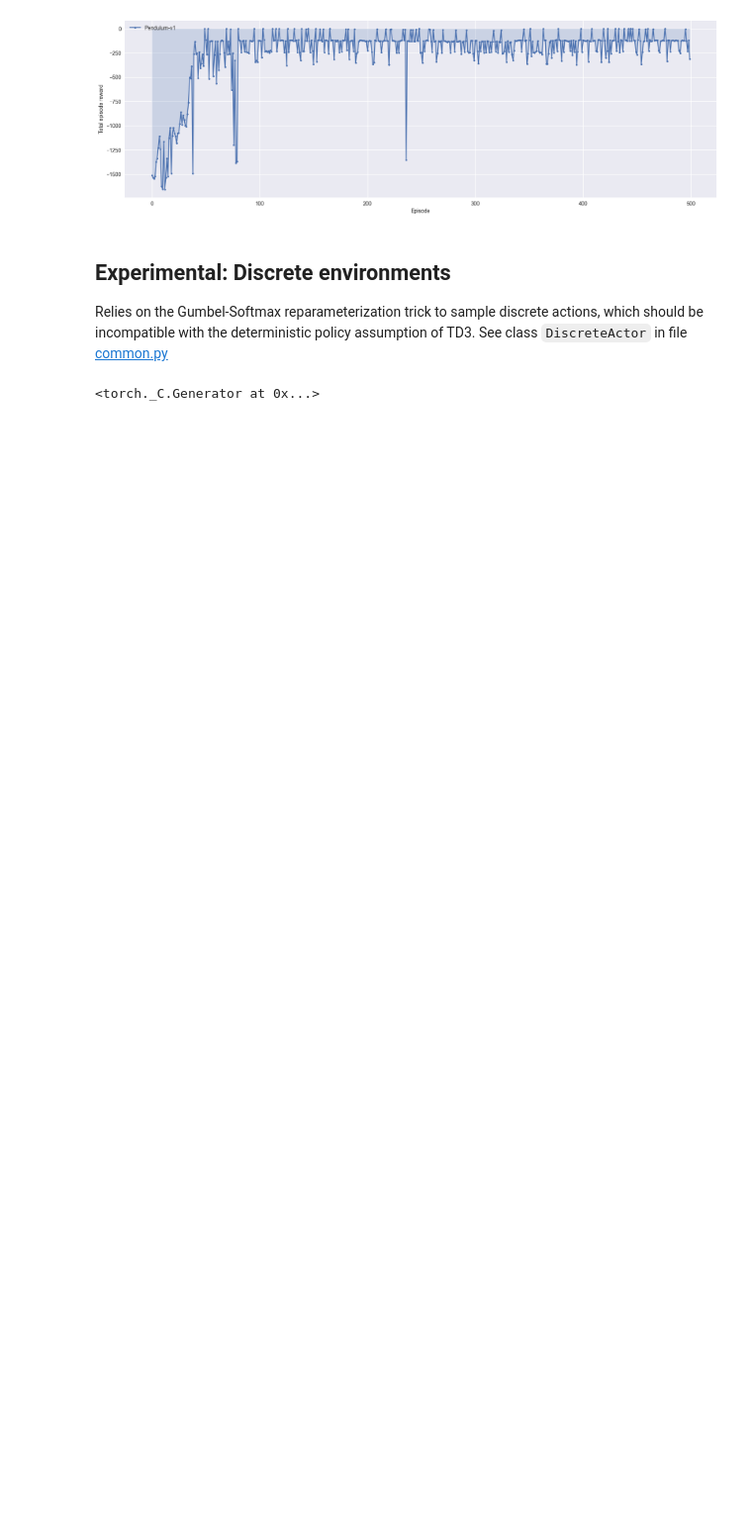
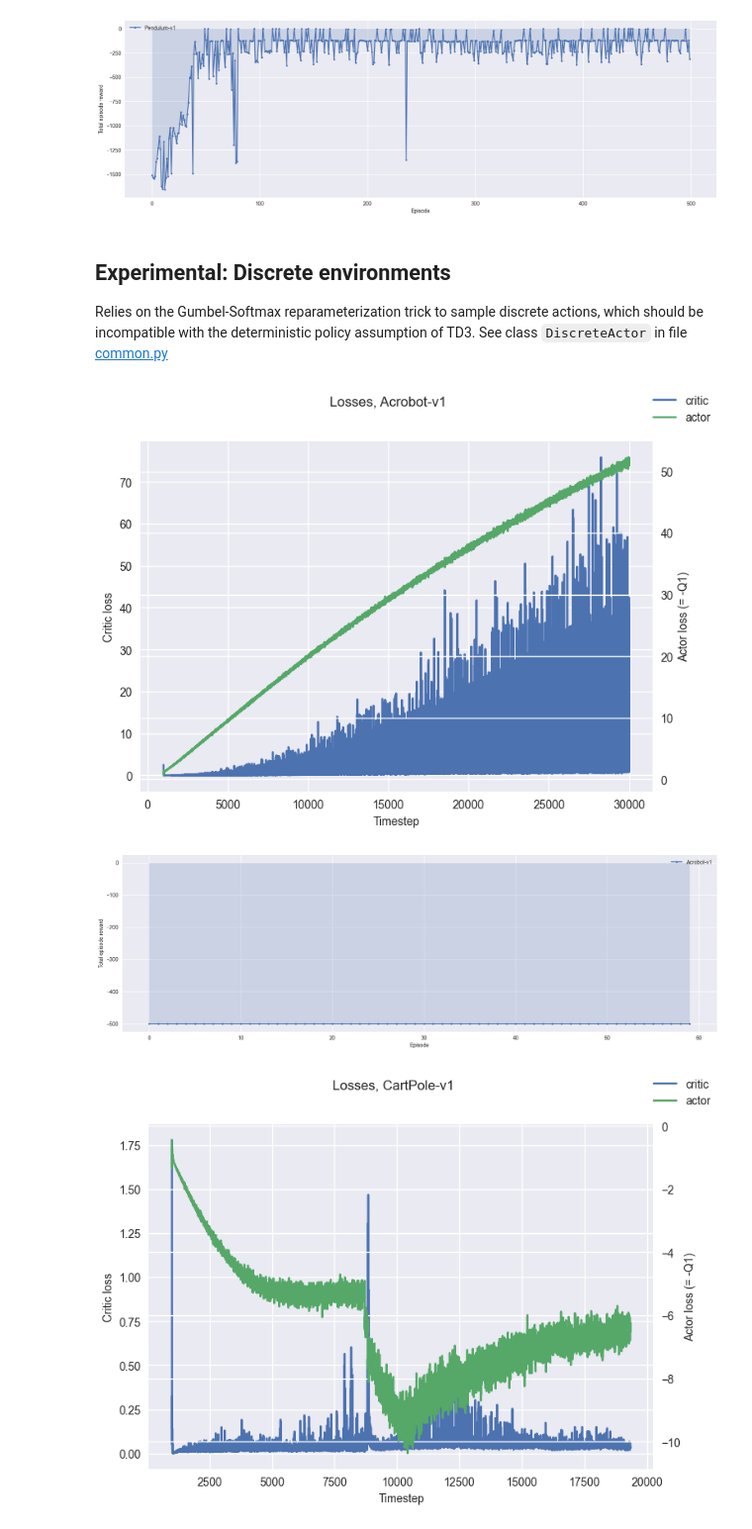
Before and after one commit to MarconatoB/EE-568-Project, a Jupyter notebook: TD3.ipynb, the cells around one changed output. Shown: that part at 99% size. Drawn from its saved outputs; the diff is of its cells as text; code cells hidden in the pictures; blank space fills up the shorter version.

```diff
--- a/TD3.ipynb
+++ b/TD3.ipynb
@@ -338,11 +322,37 @@ plot_results(results, env_name)
 Relies on the Gumbel-Softmax reparameterization trick to sample discrete actions, which should be incompatible with the deterministic policy assumption of TD3. See class `DiscreteActor` in file [common.py](common.py)
 # %%
 discrete_envs = ["Acrobot-v1", "CartPole-v1", "MountainCar-v0"]
-# %%
-env_name = discrete_envs[2]   # MountainCar-v0
-env = gym.make(env_name)
-env.reset(seed=0)
-
-torch.manual_seed(0)
-# %% [output]
-<torch._C.Generator at 0x...>
+# %%
+#env_name = discrete_envs[2]   # MountainCar-v0
+
+for env_name in discrete_envs:
+    env = gym.make(env_name)
+    env.reset(seed=0)
+
+    torch.manual_seed(0)
+
+    """
+    Hyperparameters
+    ---------------           # [description]; values from      [original paper] / [spinning up]
+    """
+    EXPL_NOISE = 0.2          # std of e xploration noise;      0.1  / 0.1
+    TARGET_ACTION_NOISE = 0.2 # std of target policy noise;     0.2  / 0.2
+    NOISE_CLIP = 0.5          # clip target policy noise;       0.5  / 0.5
+    BATCH_SIZE = 256          # for off policy updates;         256  / 128
+    DISCOUNT = 0.99           # discount factor;                0.99 / 0.99
+    TAU = 5e-3                # target network update rate;     5e-3 / 5e-3
+    START_TIME = int(1e3)     # pure exploration steps;         1e3  / 1e4
+    POLICY_UPDATE_PERIOD = 2  # steps between delayed updates;  2    / 2
+    HIDDEN_DIM = 64          # of actor and critic networks;   256  / 32
+    LEARNING_RATE = 1e-2      # of actor and critic networks;   3e-4 / 1e-3
+    BUFFER_SIZE = 1e5
+
+    rewards_t, episodes_reward, critic_losses, actor_losses = TD3(env, max_t=int(3e4), n_episodes=2000)
+    results[env_name] = (rewards_t, episodes_reward, critic_losses, actor_losses)
+# %%
+for env_name in discrete_envs:
+    plot_results(results, env_name)
+# %% [output]
+[figure, added]
+[figure, added]
+[figure, added]
```
Also changed, not shown: parts of 4 cells of this notebook, 1 other file.
